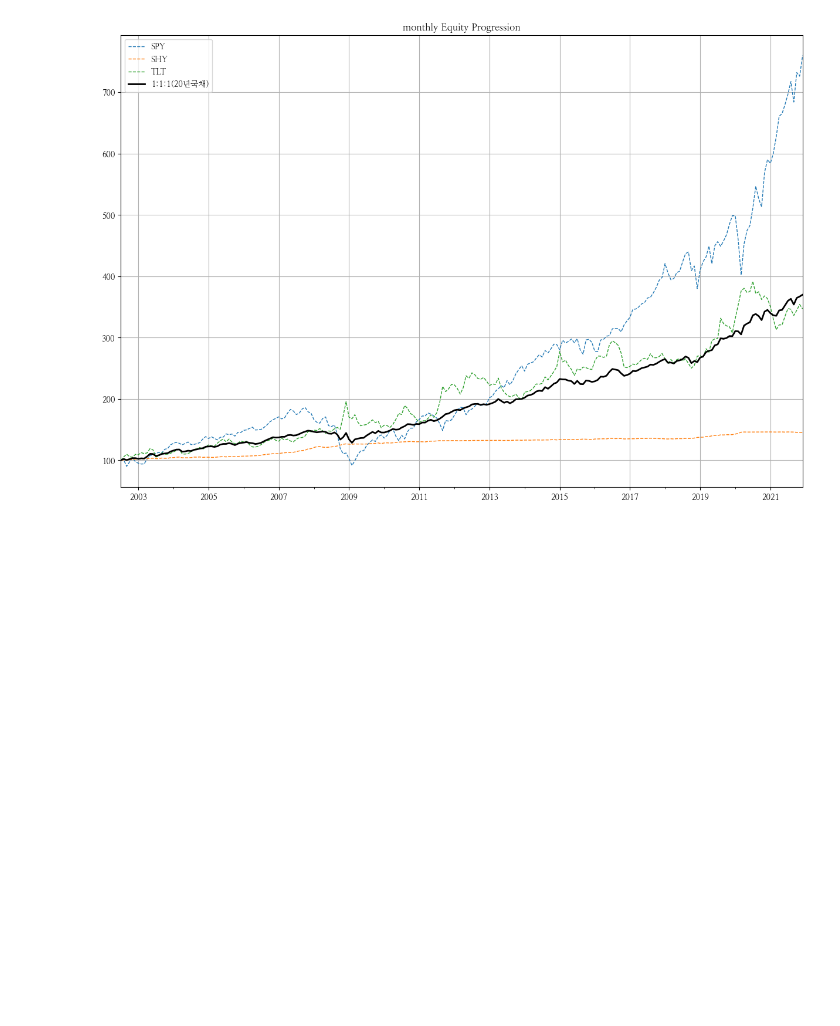
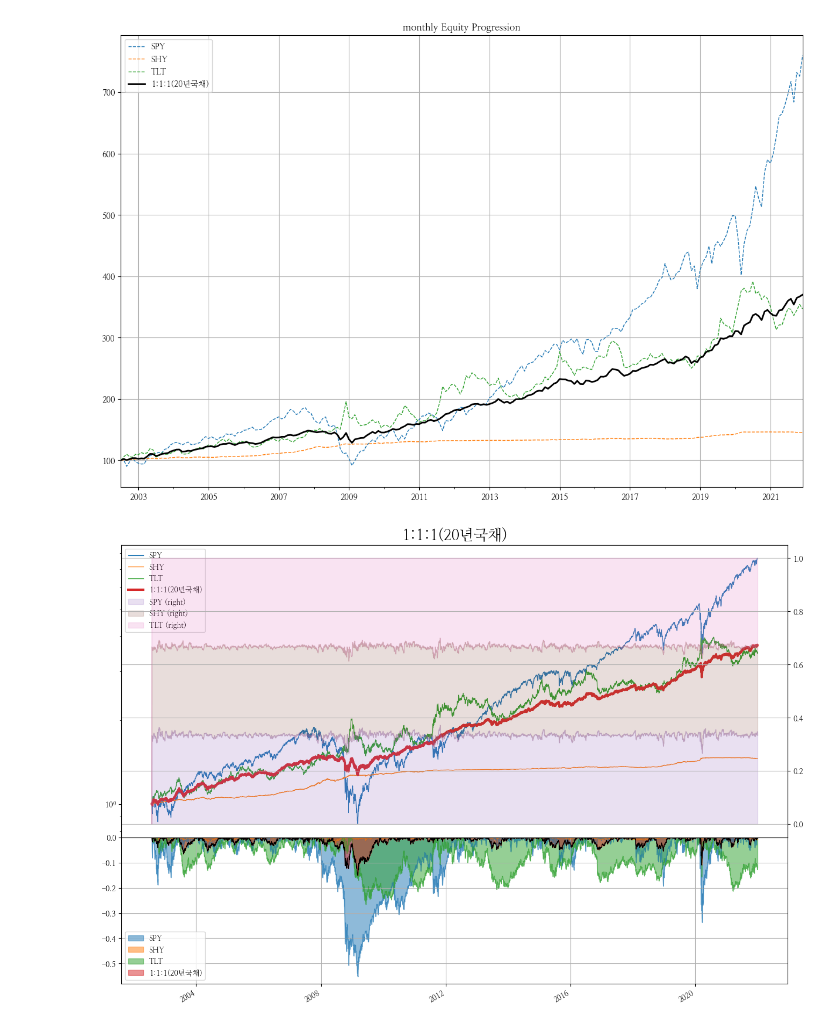
Before and after one commit to hermian/startetf, a Jupyter notebook: 2.18_주식_현금_채권_미국.ipynb, the cells around one changed output. Cells and saved outputs as stored; diff of their text form; code cells hidden in the pictures; blank space fills up the shorter version.

```diff
--- a/2.18_주식_현금_채권_미국.ipynb
+++ b/2.18_주식_현금_채권_미국.ipynb
@@ -144,3 +146,7 @@ ax1 = r20_assets.plot(freq='M', ls='--', figsize=(15,10));
 r20.plot(ax=ax1, freq='M', color='black', lw=2, figsize=(15, 10));
 # %% [output]
 [figure]
+# %%
+plot_assets(r20_all, '2000', '2021', '1:1:1(20년국채)')
+# %% [output]
+[figure, added]
```
Also changed, not shown: parts of 3 cells of this notebook, 1 other file.
